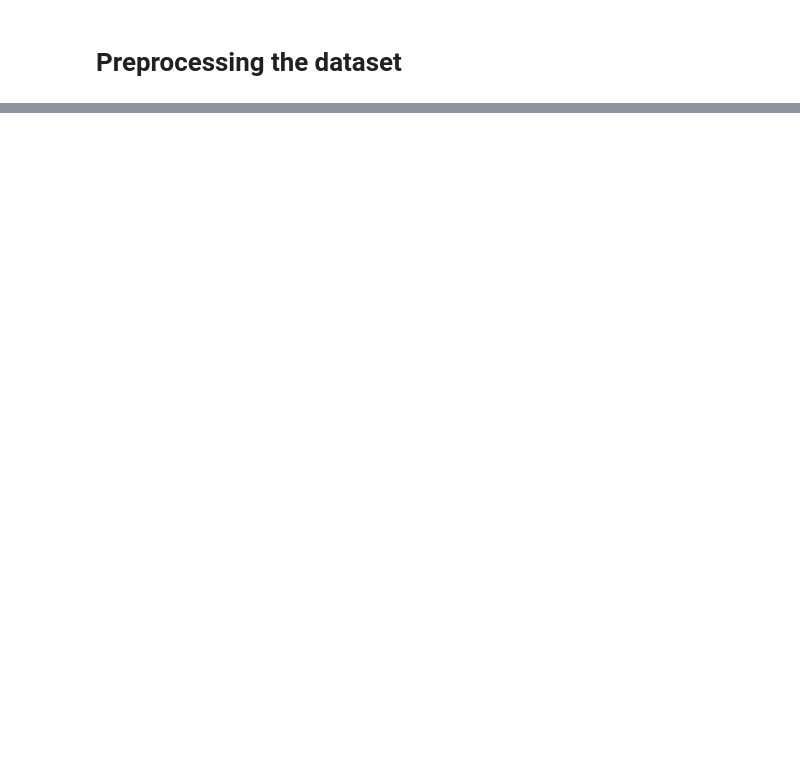
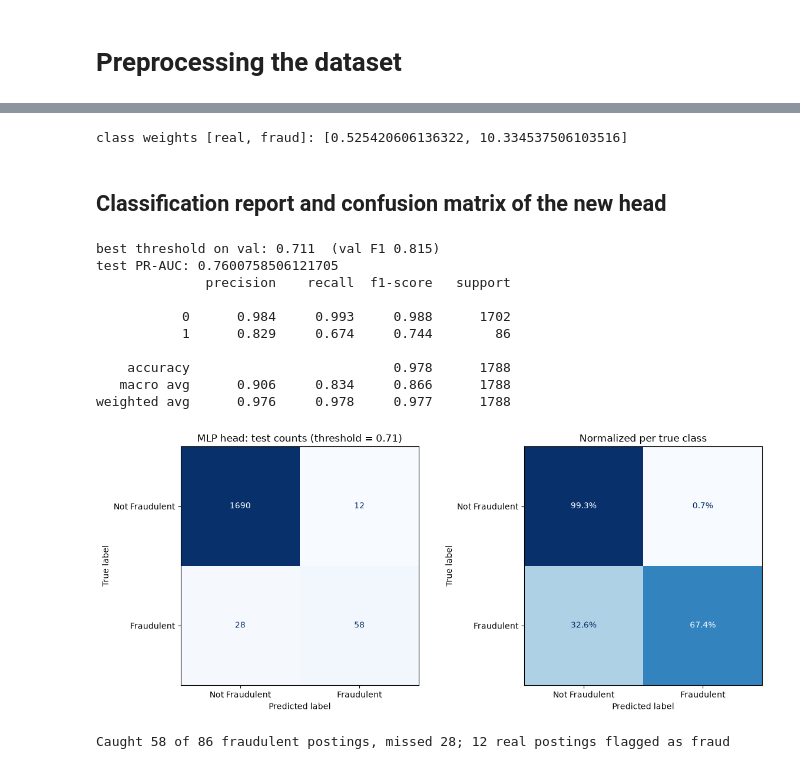
Before and after one commit to arnarlj/BERT-finetuning-dml, a Jupyter notebook: src/test.ipynb, the cells around one changed output, grey strips where cells are left out. Cells and saved outputs as stored; diff of their text form; code cells hidden in the pictures; blank space fills up the shorter version.

Commit message:
small changes
Added training and some stuff

```diff
--- a/src/test.ipynb
+++ b/src/test.ipynb
@@ -131,0 +462,62 @@ print(f"Number of rows in test_ds with less than 512 tokens: {under_512_test} ou
+# %%
+# Standardize with TRAINING statistics only (same idea as the StandardScaler above)
+mu, sigma = X_train.mean(axis=0), X_train.std(axis=0) + 1e-6
+
+def make_loader(X, y, shuffle):
+    X = torch.tensor((X - mu) / sigma, dtype=torch.float32)
+    y = torch.tensor(y, dtype=torch.long)
+    return DataLoader(TensorDataset(X, y), batch_size=64, shuffle=shuffle)
+
+train_dataloader = make_loader(X_train, y_train, shuffle=True)
+val_dataloader = make_loader(X_val, y_val, shuffle=False)
+test_dataloader = make_loader(X_test, y_test, shuffle=False)
+# %%
+device = torch.device("cuda" if torch.cuda.is_available() else "cpu")
+
+# Weight each class inversely to its frequency: roughly [0.53 real, 10.3 fraud]
+counts = np.bincount(y_train)
+class_weights = torch.tensor(len(y_train) / (2 * counts), dtype=torch.float)
+print("class weights [real, fraud]:", class_weights.tolist())
+
+head = MLPHead()
+loss_fn = torch.nn.CrossEntropyLoss(weight=class_weights.to(device))
+optimizer = torch.optim.AdamW(head.parameters(), lr=1e-3, weight_decay=1e-2)
+epochs = 30
+print_every = None
+
+if not skip_training:
+    head, train_losses, train_accs, val_losses, val_metrics = training_loop(
+        head, optimizer, loss_fn, train_dataloader, val_dataloader, epochs, print_every)
+
+    # Save the head + standardization stats so the fine-tuning section can start from it after a kernel restart
+    torch.save(
+        {
+            "state_dict": {k: v.cpu() for k, v in head.state_dict().items()},
+            "mu": torch.tensor(mu),
+            "sigma": torch.tensor(sigma),
+        },
+        "head_mlp.pt",
+    )
+else:
+    # Use the head saved by an earlier training run
+    head.load_state_dict(torch.load("head_mlp.pt")["state_dict"])
+    head.to(device)
+# %% [output]
+class weights [real, fraud]: [0.525420606136322, 10.334537506103516]
+# %% [markdown]
+## Classification report and confusion matrix of the new head
+# %%
+head_t, head_test_probs = evaluate(head, val_dataloader, test_dataloader, device, "MLP head")
+# %% [output]
+best threshold on val: 0.711  (val F1 0.815)
+test PR-AUC: 0.7600758506121705
+              precision    recall  f1-score   support
+
+           0      0.984     0.993     0.988      1702
+           1      0.829     0.674     0.744        86
+
+    accuracy                          0.978      1788
+   macro avg      0.906     0.834     0.866      1788
+weighted avg      0.976     0.978     0.977      1788
+[figure, added]
+Caught 58 of 86 fraudulent postings, missed 28; 12 real postings flagged as fraud
```
Also changed, not shown: parts of 22 cells of this notebook.
